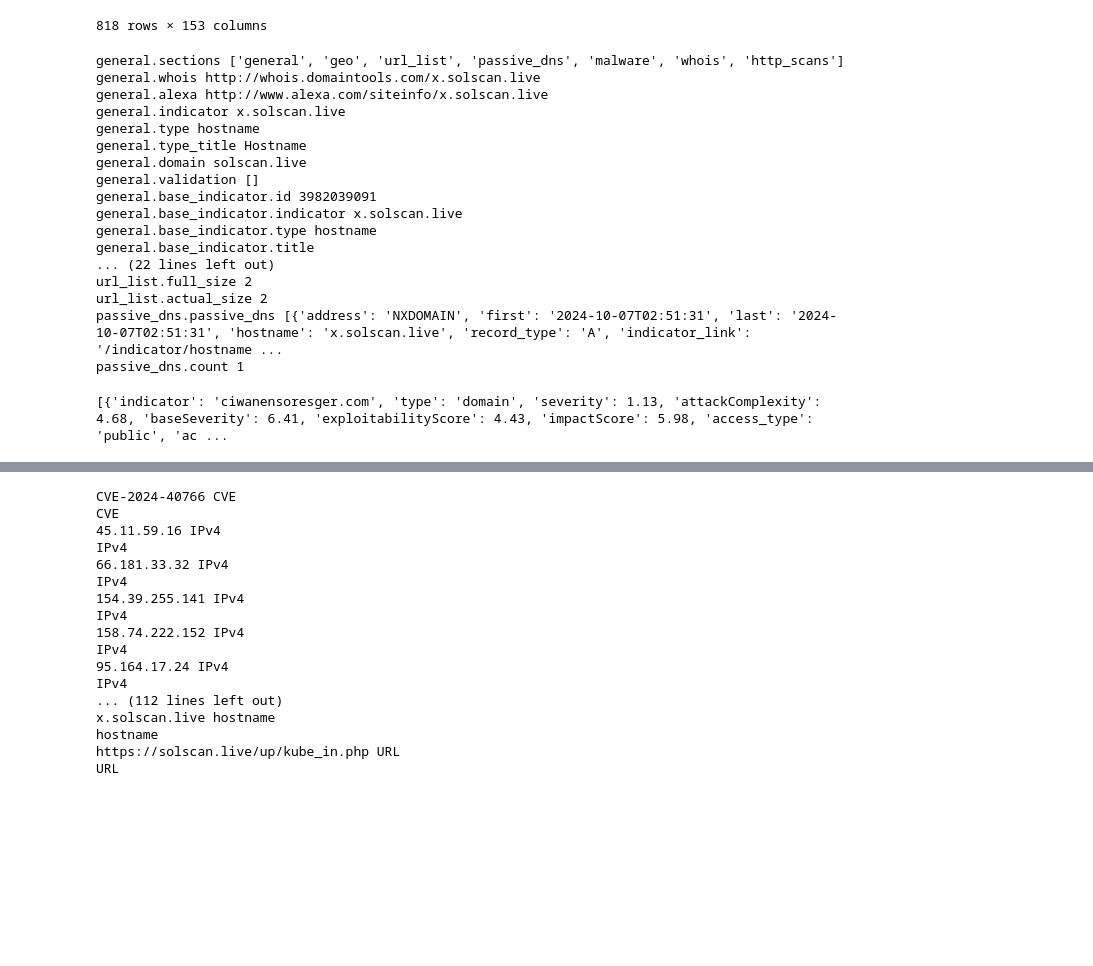
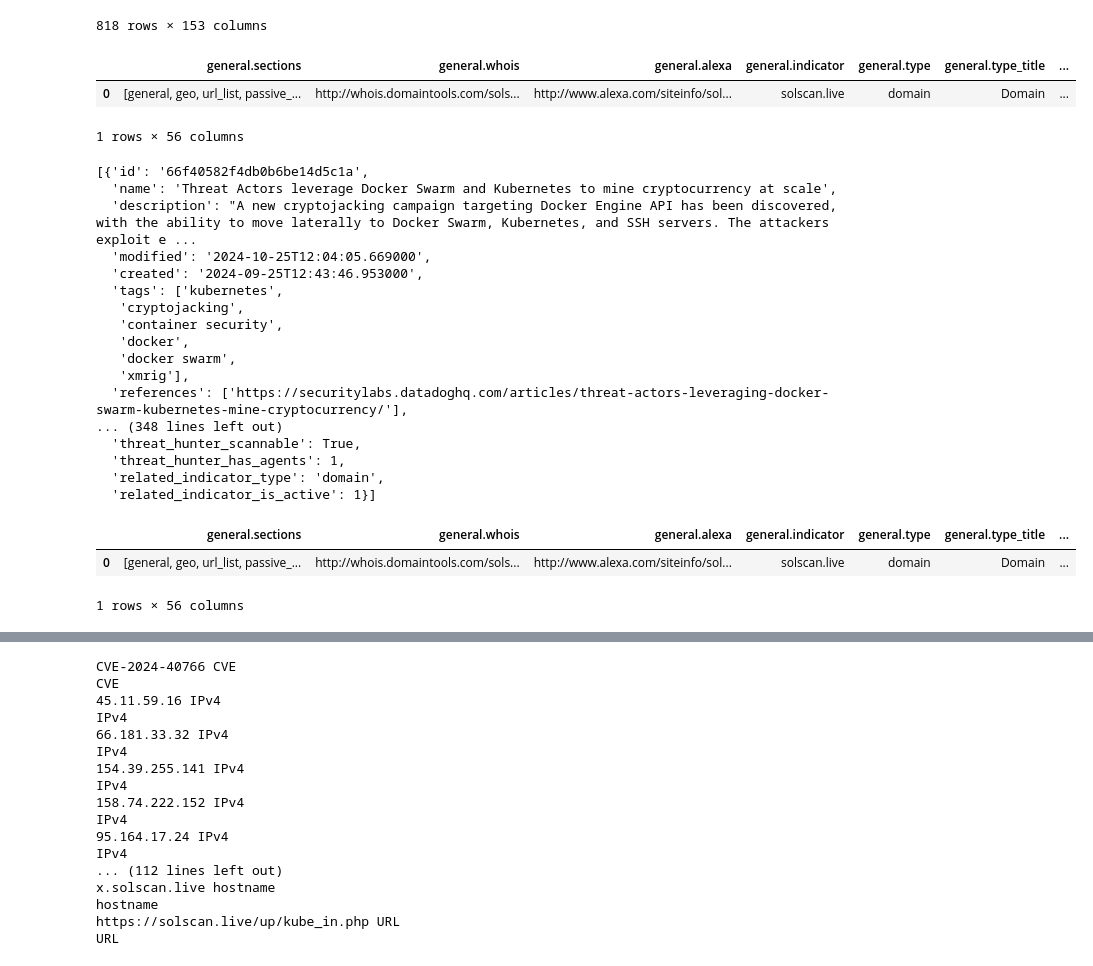
Before and after one commit to umairimran/ThreatIntelligenceProject, a Jupyter notebook: api_fetching.ipynb, the cells around one changed output, grey strips where cells are left out. Cells and saved outputs as stored; diff of their text form; code cells hidden in the pictures; blank space fills up the shorter version.

```diff
--- a/api_fetching.ipynb
+++ b/api_fetching.ipynb
@@ -91,51 +91,41 @@ df_sorted
 | 817 | [general, url_list, http_scans, s... | NaN | NaN | https://solscan.live/up/kube_in.php | URL | ... |
 818 rows × 153 columns
 # %%
-details=otx_object.get_indicator_details_full(HOSTNAME,'x.solscan.live')
+details=otx_object.get_indicator_details_full(DOMAIN,'solscan.live')
 # %%
 ## doing for URL type only at this point
 d=json_normalize(details)
-for each in d.columns:
-    print(each ,d[each][0])
+d
 # %% [output]
+|  | general.sections | general.whois | general.alexa | general.indicator | general.type | general.type_title | ... |
+| 0 | [general, geo, url_list, passive_... | http://whois.domaintools.com/sols... | http://www.alexa.com/siteinfo/sol... | solscan.live | domain | Domain | ... |
-general.sections ['general', 'geo', 'url_list', 'passive_dns', 'malware', 'whois', 'http_scans']
-general.whois http://whois.domaintools.com/x.solscan.live
-general.alexa http://www.alexa.com/siteinfo/x.solscan.live
-general.indicator x.solscan.live
-general.type hostname
-general.type_title Hostname
-general.domain solscan.live
-general.validation []
-general.base_indicator.id 3982039091
-general.base_indicator.indicator x.solscan.live
-general.base_indicator.type hostname
-general.base_indicator.title
-... (22 lines left out)
-url_list.full_size 2
-url_list.actual_size 2
-passive_dns.passive_dns [{'address': 'NXDOMAIN', 'first': '2024-10-07T02:51:31', 'last': '2024-10-07T02:51:31', 'hostname': 'x.solscan.live', 'record_type': 'A', 'indicator_link': '/indicator/hostname ...
-passive_dns.count 1
+1 rows × 56 columns
-# %%
-def get_dataframe_by_indicator(dataframe, indicator):
-    indicators_list=[]
-    for index, each in df[df['general.base_indicator.type'] == indicator].iterrows():
-        def get_value_or_random(field):
-            value = each.get(field, '')
-            return round(random.uniform(1, 10), 2) if pd.isna(value) or value == '' else value
-        indicators_list.append(
-            {
-                'indicator': each.get('general.base_indicator.indicator', ''),
-                'type': each.get('general.base_indicator.type', ''),
-                'severity': get_value_or_random('general.cvssv2.severity'),
-                'attackComplexity': get_value_or_random('general.cvssv3.cvssV3.attackComplexity'),
-                'baseSeverity': get_value_or_random('general.cvssv3.cvssV3.baseSeverity'),
-                'exploitabilityScore': get_value_or_random('general.cvssv3.exploitabilityScore'),
-                'impactScore': get_value_or_random('general.cvssv3.impactScore'),
-                'access_type': get_value_or_random('general.base_indicator.access_type'),
-                'access_reason': get_value_or_random('general.base_indicator.access_reason')
-            }
-        )
-    return (indicators_list)
-# %% [output]
-[{'indicator': 'ciwanensoresger.com', 'type': 'domain', 'severity': 1.13, 'attackComplexity': 4.68, 'baseSeverity': 6.41, 'exploitabilityScore': 4.43, 'impactScore': 5.98, 'access_type': 'public', 'ac ...
+# %%
+d['general.pulse_info.pulses'][0]
+# %% [output]
+[{'id': '66f40582f4db0b6be14d5c1a',
+  'name': 'Threat Actors leverage Docker Swarm and Kubernetes to mine cryptocurrency at scale',
+  'description': "A new cryptojacking campaign targeting Docker Engine API has been discovered, with the ability to move laterally to Docker Swarm, Kubernetes, and SSH servers. The attackers exploit e ...
+  'modified': '2024-10-25T12:04:05.669000',
+  'created': '2024-09-25T12:43:46.953000',
+  'tags': ['kubernetes',
+   'cryptojacking',
+   'container security',
+   'docker',
+   'docker swarm',
+   'xmrig'],
+  'references': ['https://securitylabs.datadoghq.com/articles/threat-actors-leveraging-docker-swarm-kubernetes-mine-cryptocurrency/'],
+... (348 lines left out)
+  'threat_hunter_scannable': True,
+  'threat_hunter_has_agents': 1,
+  'related_indicator_type': 'domain',
+  'related_indicator_is_active': 1}]
+# %%
+## doing for URL type only at this point
+d=json_normalize(details)
+d
+# %% [output]
+|  | general.sections | general.whois | general.alexa | general.indicator | general.type | general.type_title | ... |
+| 0 | [general, geo, url_list, passive_... | http://whois.domaintools.com/sols... | http://www.alexa.com/siteinfo/sol... | solscan.live | domain | Domain | ... |
+1 rows × 56 columns
 # %%
```
Also changed, not shown: parts of 1 cell of this notebook, 10 other files.
